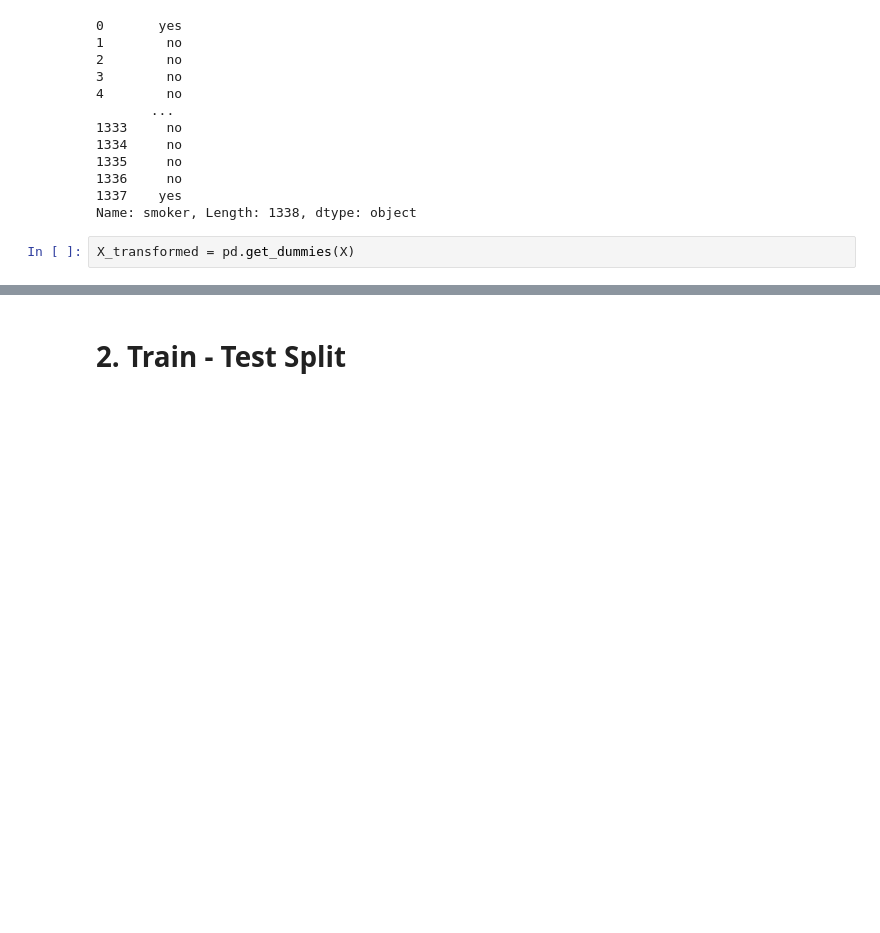
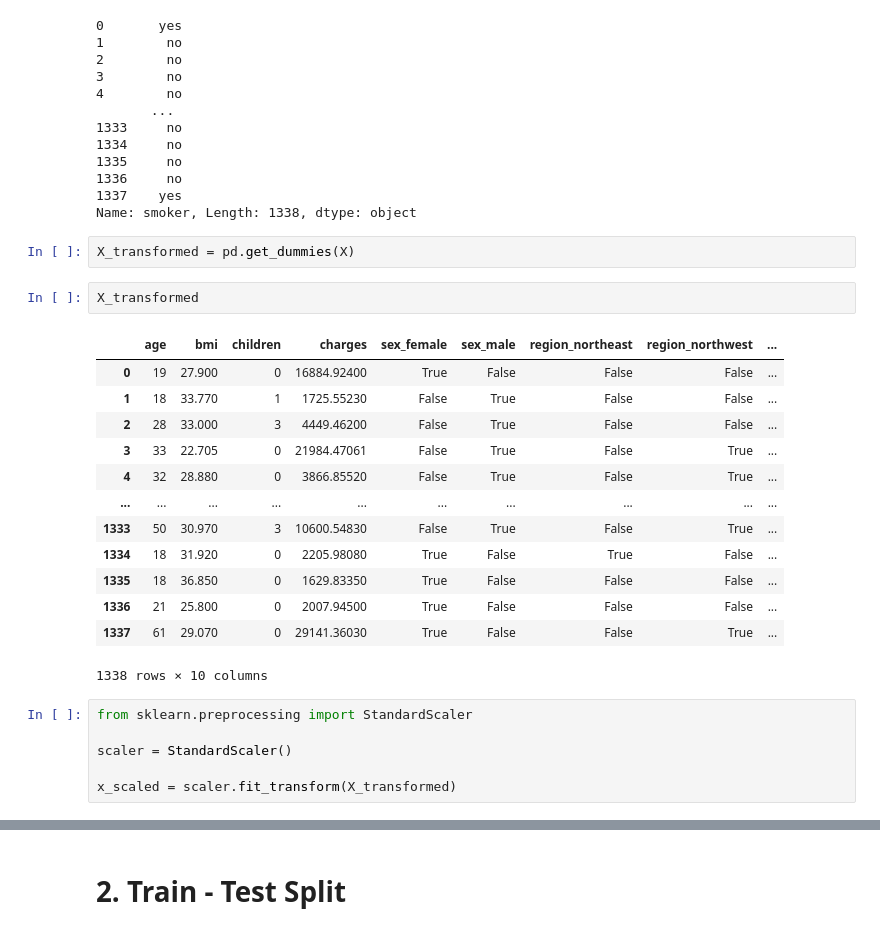
Before and after one commit to marksindustries/ai_ml_projects, a Jupyter notebook: project_1/notebooks/classification.ipynb, the cells around one changed output, grey strips where cells are left out. Drawn from its saved outputs; the diff is of its cells as text; blank space fills up the shorter version.

```diff
--- a/project_1/notebooks/classification.ipynb
+++ b/project_1/notebooks/classification.ipynb
@@ -79,3 +79,25 @@ y
 Name: smoker, Length: 1338, dtype: object
 # %%
 X_transformed = pd.get_dummies(X)
+# %%
+X_transformed
+# %% [output]
+|  | age | bmi | children | charges | sex_female | sex_male | region_northeast | region_northwest | ... |
+| 0 | 19 | 27.900 | 0 | 16884.92400 | True | False | False | False | ... |
+| 1 | 18 | 33.770 | 1 | 1725.55230 | False | True | False | False | ... |
+| 2 | 28 | 33.000 | 3 | 4449.46200 | False | True | False | False | ... |
+| 3 | 33 | 22.705 | 0 | 21984.47061 | False | True | False | True | ... |
+| 4 | 32 | 28.880 | 0 | 3866.85520 | False | True | False | True | ... |
+| ... | ... | ... | ... | ... | ... | ... | ... | ... | ... |
+| 1333 | 50 | 30.970 | 3 | 10600.54830 | False | True | False | True | ... |
+| 1334 | 18 | 31.920 | 0 | 2205.98080 | True | False | True | False | ... |
+| 1335 | 18 | 36.850 | 0 | 1629.83350 | True | False | False | False | ... |
+| 1336 | 21 | 25.800 | 0 | 2007.94500 | True | False | False | False | ... |
+| 1337 | 61 | 29.070 | 0 | 29141.36030 | True | False | False | True | ... |
+1338 rows × 10 columns
+# %%
+from sklearn.preprocessing import StandardScaler
+
+scaler = StandardScaler()
+
+x_scaled = scaler.fit_transform(X_transformed)
```
Also changed, not shown: parts of 10 cells of this notebook, 3 other files.
